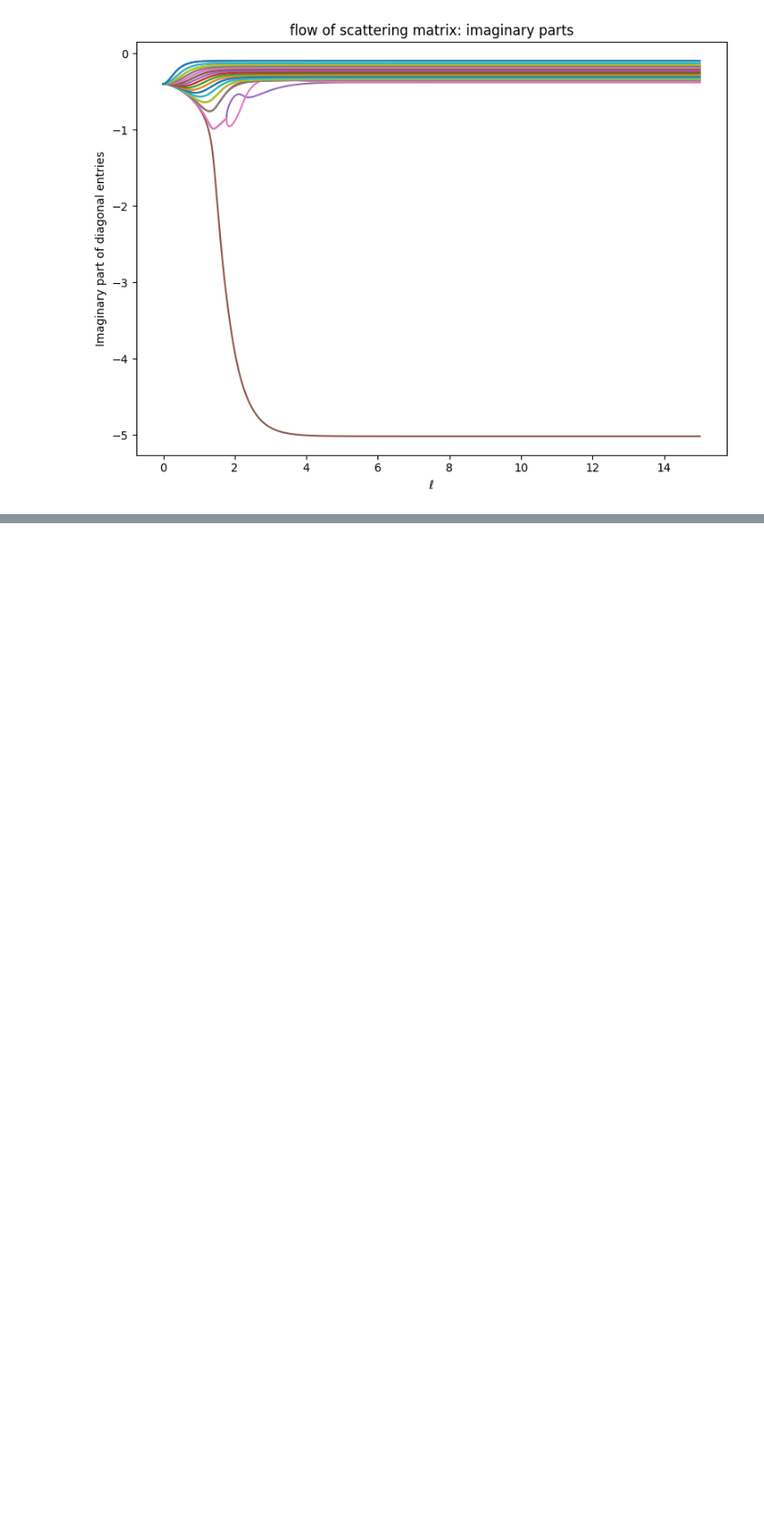
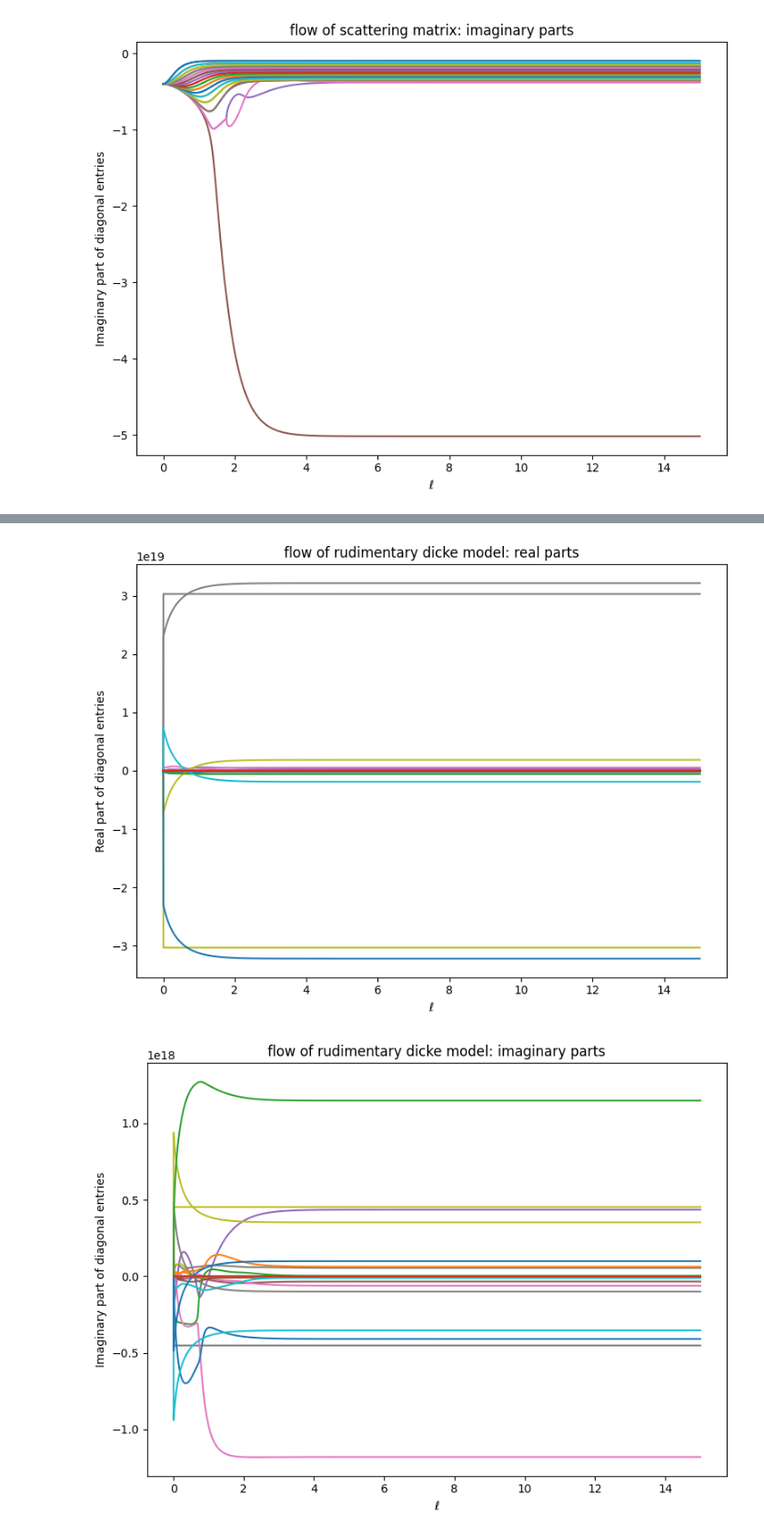
Before and after one commit to IronicOwl/MasterThesisShenanigans, a Jupyter notebook: Lindbladt/Numerical_dissipative_flow_notebook.ipynb, the cells around one changed output, grey strips where cells are left out. Shown at 91% size. Saved outputs shown, nothing was run; the diff lists cells and outputs as text; code cells hidden in the pictures; blank space fills up the shorter version.

Commit message:
adjustements to the small dicke

```diff
--- a/Lindbladt/Numerical_dissipative_flow_notebook.ipynb
+++ b/Lindbladt/Numerical_dissipative_flow_notebook.ipynb
@@ -608,0 +968,12 @@ plot_diagonal_flow(tracker_dicke, title_prefix="flow of rudimentary dicke model"
+# %%
+Super_dicke, tracker_dicke_s = solve_flow_rk4(
+    L_super,
+    generator="third",
+    track_diagonal=True
+)
+
+
+plot_diagonal_flow(tracker_dicke_s, title_prefix="flow of rudimentary dicke model")
+# %% [output]
+[figure, added]
+[figure, added]
```
Also changed, not shown: parts of 6 cells of this notebook, 2 other files.
